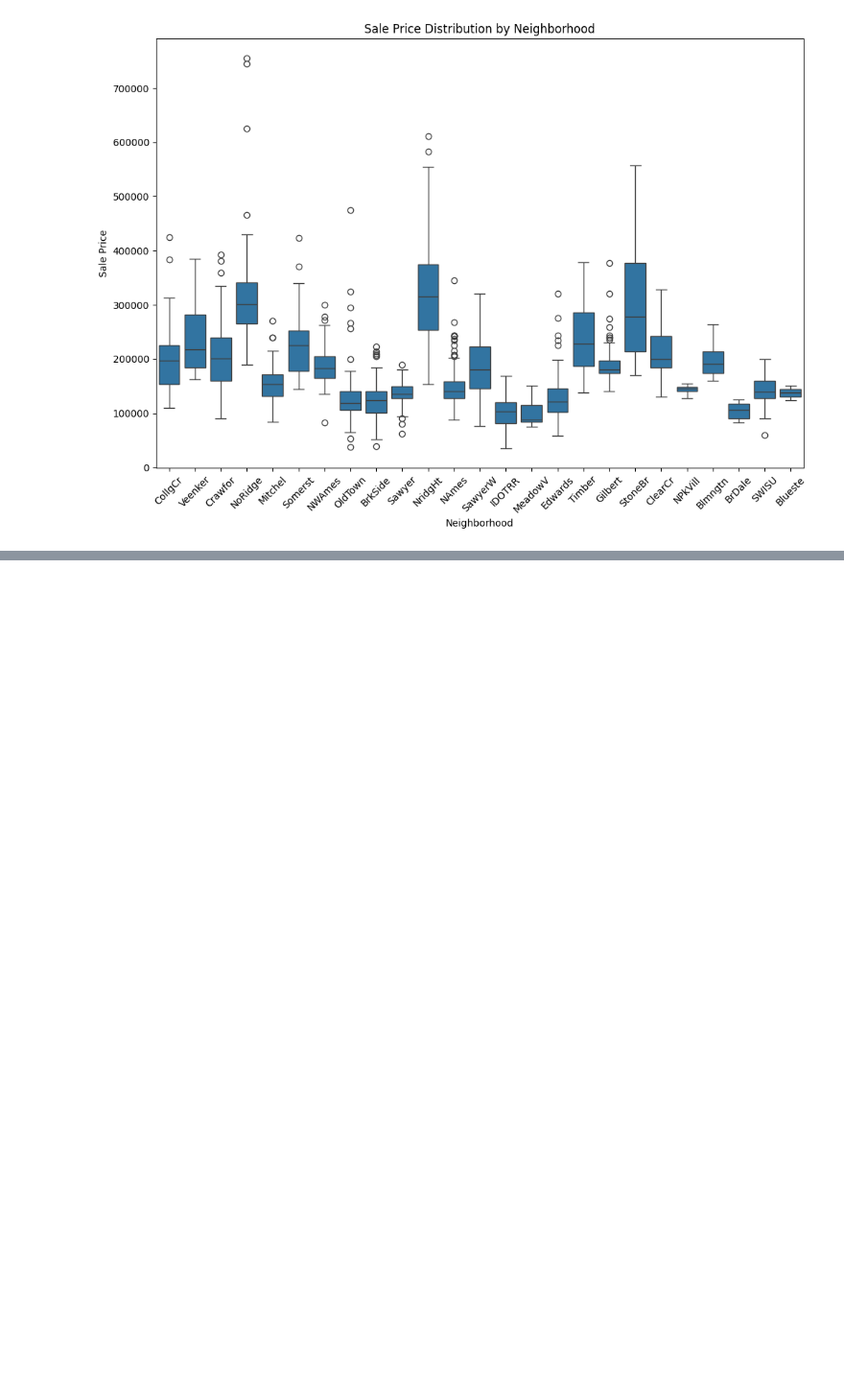
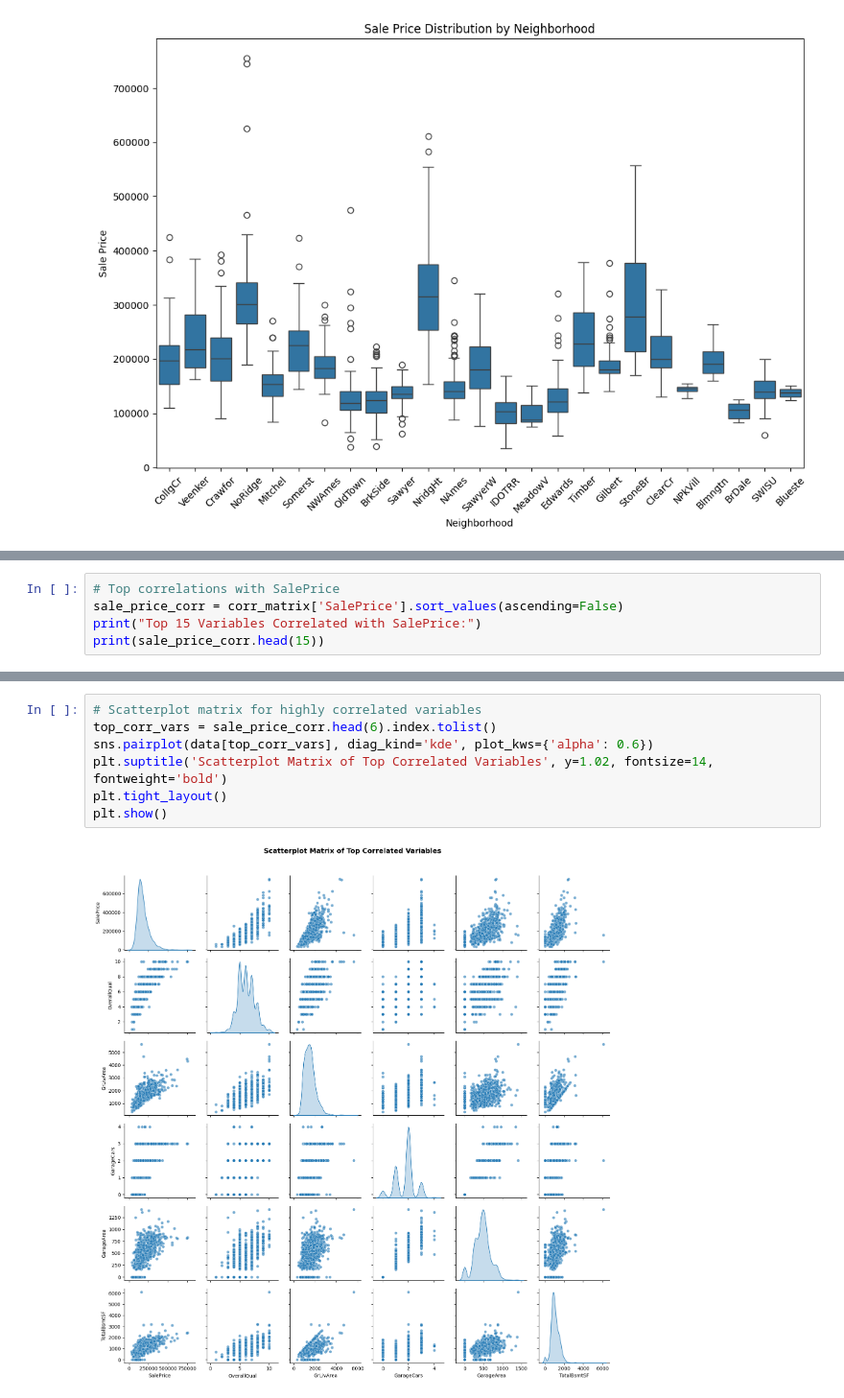
Before and after one commit to ghulamhaider65/Pricing-Demand-Optimization-for-a-Real-Estate-Market-Using-Statistical-Inference, a Jupyter notebook: notebooks/02_statistical_eda.ipynb, the cells around one changed output, grey strips where cells are left out. Shown at 96% size. Cells and saved outputs as stored; diff of their text form; blank space fills up the shorter version.

```diff
--- a/notebooks/02_statistical_eda.ipynb
+++ b/notebooks/02_statistical_eda.ipynb
@@ -87,0 +209,5 @@ plt.show()
+# %%
+# Top correlations with SalePrice
+sale_price_corr = corr_matrix['SalePrice'].sort_values(ascending=False)
+print("Top 15 Variables Correlated with SalePrice:")
+print(sale_price_corr.head(15))
@@ -87,0 +232,9 @@ plt.show()
+# %%
+# Scatterplot matrix for highly correlated variables
+top_corr_vars = sale_price_corr.head(6).index.tolist()
+sns.pairplot(data[top_corr_vars], diag_kind='kde', plot_kws={'alpha': 0.6})
+plt.suptitle('Scatterplot Matrix of Top Correlated Variables', y=1.02, fontsize=14, fontweight='bold')
+plt.tight_layout()
+plt.show()
+# %% [output]
+[figure, added]
```
Also changed, not shown: parts of 25 cells of this notebook, 2 other files.
